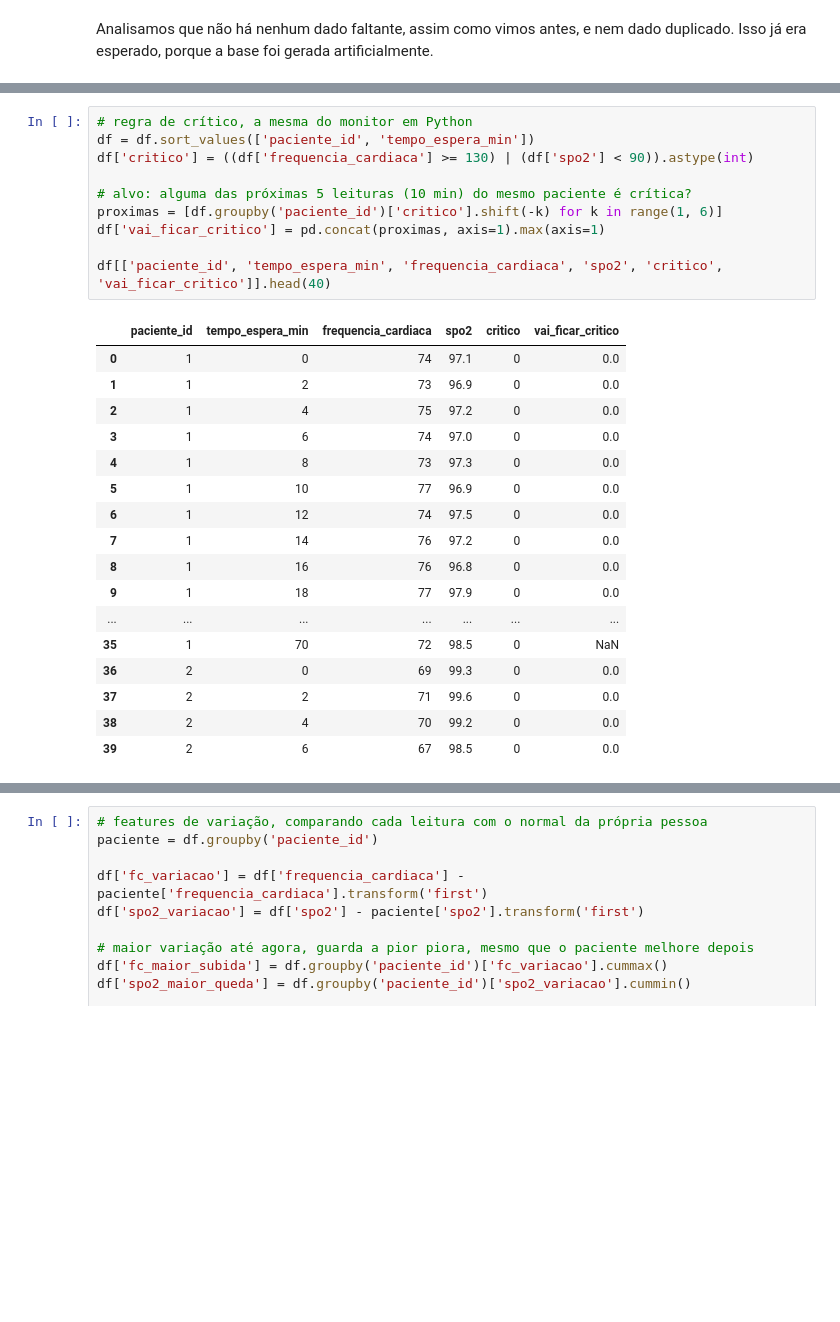
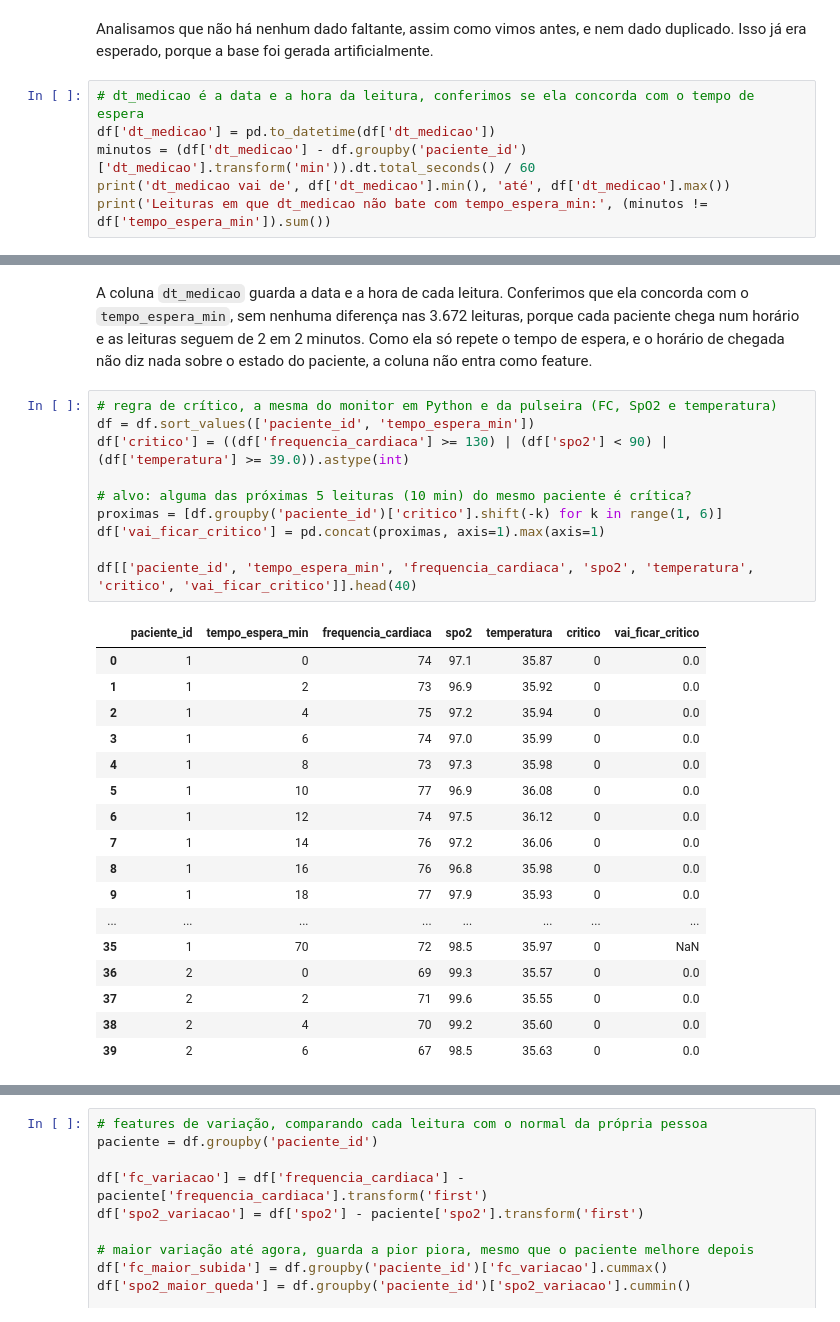
Before and after one commit to KaykyCayres/fiap-gs-zela, a Jupyter notebook: 08-RedesNeurais/zela_rn.ipynb, the cells around one changed output, grey strips where cells are left out. Cells and saved outputs as stored; diff of their text form; blank space fills up the shorter version.

```diff
--- a/08-RedesNeurais/zela_rn.ipynb
+++ b/08-RedesNeurais/zela_rn.ipynb
@@ -108,3 +111,9 @@ df.duplicated().sum() # verificar duplicatas
 np.int64(0)
 # %% [markdown]
 Analisamos que não há nenhum dado faltante, assim como vimos antes, e nem dado duplicado. Isso já era esperado, porque a base foi gerada artificialmente.
+# %%
+# dt_medicao é a data e a hora da leitura, conferimos se ela concorda com o tempo de espera
+df['dt_medicao'] = pd.to_datetime(df['dt_medicao'])
+minutos = (df['dt_medicao'] - df.groupby('paciente_id')['dt_medicao'].transform('min')).dt.total_seconds() / 60
+print('dt_medicao vai de', df['dt_medicao'].min(), 'até', df['dt_medicao'].max())
+print('Leituras em que dt_medicao não bate com tempo_espera_min:', (minutos != df['tempo_espera_min']).sum())
@@ -111,31 +123,33 @@ Analisamos que não há nenhum dado faltante, assim como vimos antes, e nem dado
+# %% [markdown]
+A coluna `dt_medicao` guarda a data e a hora de cada leitura. Conferimos que ela concorda com o `tempo_espera_min`, sem nenhuma diferença nas 3.672 leituras, porque cada paciente chega num horário e as leituras seguem de 2 em 2 minutos. Como ela só repete o tempo de espera, e o horário de chegada não diz nada sobre o estado do paciente, a coluna não entra como feature.
 # %%
-# regra de crítico, a mesma do monitor em Python
+# regra de crítico, a mesma do monitor em Python e da pulseira (FC, SpO2 e temperatura)
 df = df.sort_values(['paciente_id', 'tempo_espera_min'])
-df['critico'] = ((df['frequencia_cardiaca'] >= 130) | (df['spo2'] < 90)).astype(int)
+df['critico'] = ((df['frequencia_cardiaca'] >= 130) | (df['spo2'] < 90) | (df['temperatura'] >= 39.0)).astype(int)
 
 # alvo: alguma das próximas 5 leituras (10 min) do mesmo paciente é crítica?
 proximas = [df.groupby('paciente_id')['critico'].shift(-k) for k in range(1, 6)]
 df['vai_ficar_critico'] = pd.concat(proximas, axis=1).max(axis=1)
 
-df[['paciente_id', 'tempo_espera_min', 'frequencia_cardiaca', 'spo2', 'critico', 'vai_ficar_critico']].head(40)
+df[['paciente_id', 'tempo_espera_min', 'frequencia_cardiaca', 'spo2', 'temperatura', 'critico', 'vai_ficar_critico']].head(40)
 # %% [output]
-|  | paciente_id | tempo_espera_min | frequencia_cardiaca | spo2 | critico | vai_ficar_critico |
-| 0 | 1 | 0 | 74 | 97.1 | 0 | 0.0 |
-| 1 | 1 | 2 | 73 | 96.9 | 0 | 0.0 |
-| 2 | 1 | 4 | 75 | 97.2 | 0 | 0.0 |
-| 3 | 1 | 6 | 74 | 97.0 | 0 | 0.0 |
-| 4 | 1 | 8 | 73 | 97.3 | 0 | 0.0 |
-| 5 | 1 | 10 | 77 | 96.9 | 0 | 0.0 |
-| 6 | 1 | 12 | 74 | 97.5 | 0 | 0.0 |
-| 7 | 1 | 14 | 76 | 97.2 | 0 | 0.0 |
-| 8 | 1 | 16 | 76 | 96.8 | 0 | 0.0 |
-| 9 | 1 | 18 | 77 | 97.9 | 0 | 0.0 |
-| ... | ... | ... | ... | ... | ... | ... |
-| 35 | 1 | 70 | 72 | 98.5 | 0 | NaN |
-| 36 | 2 | 0 | 69 | 99.3 | 0 | 0.0 |
-| 37 | 2 | 2 | 71 | 99.6 | 0 | 0.0 |
-| 38 | 2 | 4 | 70 | 99.2 | 0 | 0.0 |
-| 39 | 2 | 6 | 67 | 98.5 | 0 | 0.0 |
+|  | paciente_id | tempo_espera_min | frequencia_cardiaca | spo2 | temperatura | critico | vai_ficar_critico |
+| 0 | 1 | 0 | 74 | 97.1 | 35.87 | 0 | 0.0 |
+| 1 | 1 | 2 | 73 | 96.9 | 35.92 | 0 | 0.0 |
+| 2 | 1 | 4 | 75 | 97.2 | 35.94 | 0 | 0.0 |
+| 3 | 1 | 6 | 74 | 97.0 | 35.99 | 0 | 0.0 |
+| 4 | 1 | 8 | 73 | 97.3 | 35.98 | 0 | 0.0 |
+| 5 | 1 | 10 | 77 | 96.9 | 36.08 | 0 | 0.0 |
+| 6 | 1 | 12 | 74 | 97.5 | 36.12 | 0 | 0.0 |
+| 7 | 1 | 14 | 76 | 97.2 | 36.06 | 0 | 0.0 |
+| 8 | 1 | 16 | 76 | 96.8 | 35.98 | 0 | 0.0 |
+| 9 | 1 | 18 | 77 | 97.9 | 35.93 | 0 | 0.0 |
+| ... | ... | ... | ... | ... | ... | ... | ... |
+| 35 | 1 | 70 | 72 | 98.5 | 35.97 | 0 | NaN |
+| 36 | 2 | 0 | 69 | 99.3 | 35.57 | 0 | 0.0 |
+| 37 | 2 | 2 | 71 | 99.6 | 35.55 | 0 | 0.0 |
+| 38 | 2 | 4 | 70 | 99.2 | 35.60 | 0 | 0.0 |
+| 39 | 2 | 6 | 67 | 98.5 | 35.63 | 0 | 0.0 |
 # %%
 # o modelo só faz sentido para quem ainda NÃO está crítico e tem leituras futuras
 base = df[(df['critico'] == 0) & df['vai_ficar_critico'].notna()]
```
Also changed, not shown: parts of 34 cells of this notebook, 1 other file.
